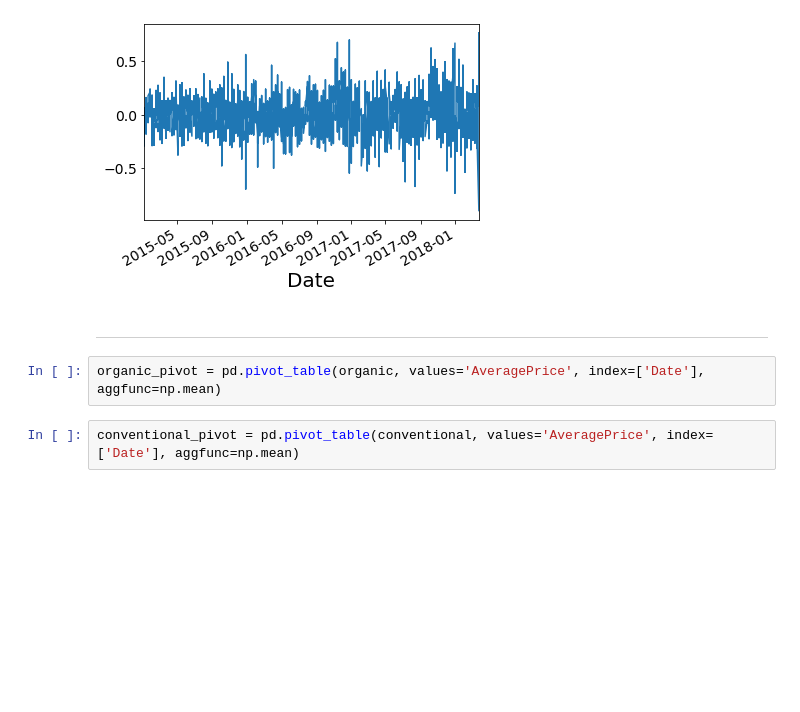
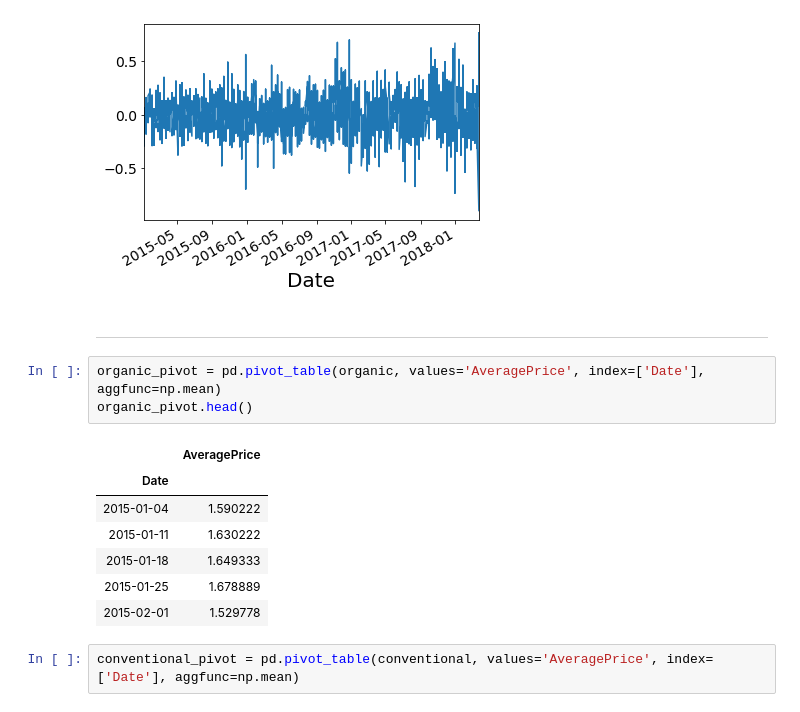
Before and after one commit to rmei97/avocado_prices, a Jupyter notebook: data_exploration.ipynb, the cells around one changed output. Saved outputs shown, nothing was run; the diff lists cells and outputs as text; blank space fills up the shorter version.

```diff
--- a/data_exploration.ipynb
+++ b/data_exploration.ipynb
@@ -604,6 +661,15 @@ model_con_fit.resid.plot()
 ---
 # %%
 organic_pivot = pd.pivot_table(organic, values='AveragePrice', index=['Date'], aggfunc=np.mean)
+organic_pivot.head()
+# %% [output]
+|  | AveragePrice |
+| Date |  |
+| 2015-01-04 | 1.590222 |
+| 2015-01-11 | 1.630222 |
+| 2015-01-18 | 1.649333 |
+| 2015-01-25 | 1.678889 |
+| 2015-02-01 | 1.529778 |
 # %%
 conventional_pivot = pd.pivot_table(conventional, values='AveragePrice', index=['Date'], aggfunc=np.mean)
 # %%
```
Also changed, not shown: parts of 21 cells of this notebook, 2 other files.
